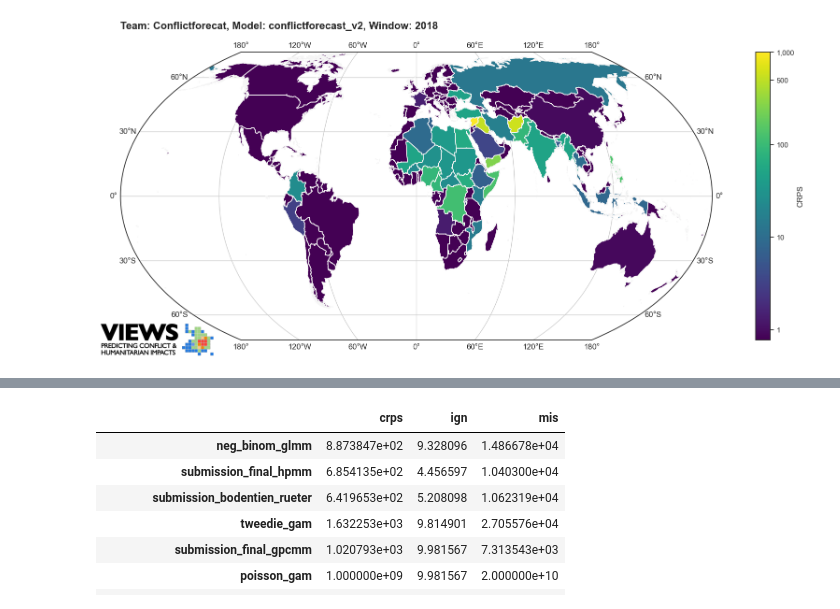
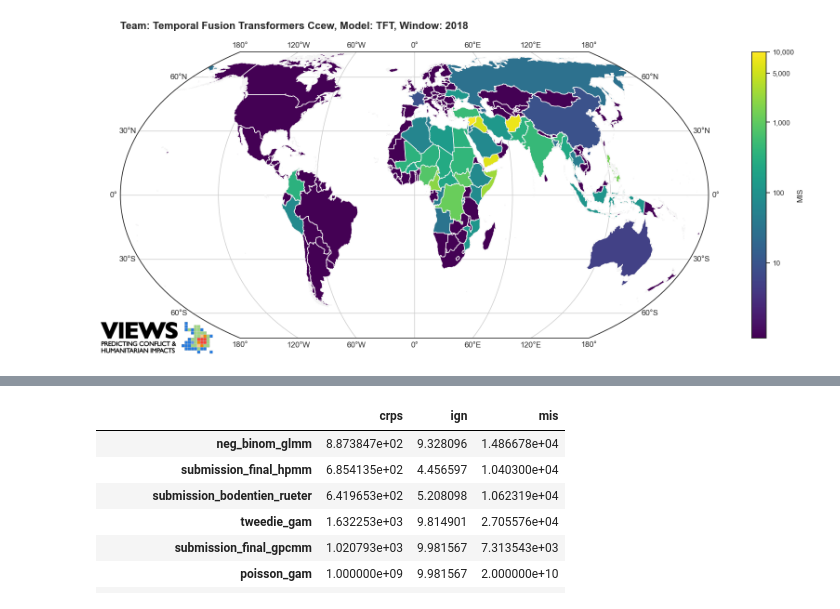
Before and after one commit to prio-data/prediction_competition_2023, a Jupyter notebook: final_plot.ipynb, the cells around one changed output, grey strips where cells are left out. Saved outputs shown, nothing was run; the diff lists cells and outputs as text; code cells hidden in the pictures.

```diff
--- a/final_plot.ipynb
+++ b/final_plot.ipynb
@@ -19,4 +167,4 @@ import numpy as np
 # %%
-choropleth_map(submission=Path('./final_submissions/2024_06_conflictforecast'), metric='crps', target='cm', shapefile='shapefiles/countries.shp', window='window=Y2018')
+choropleth_map_evaluation(submission='final_submissions/submission_final', metric='mis', target='cm', window=2018)
 # %% [output]
-[figure, old version]
+[figure, new version]
```
Also changed, not shown: parts of 11 cells of this notebook, 1 other file.
